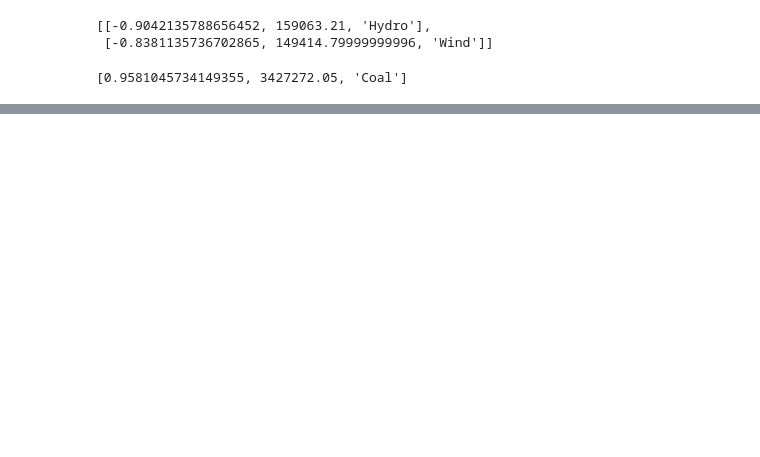
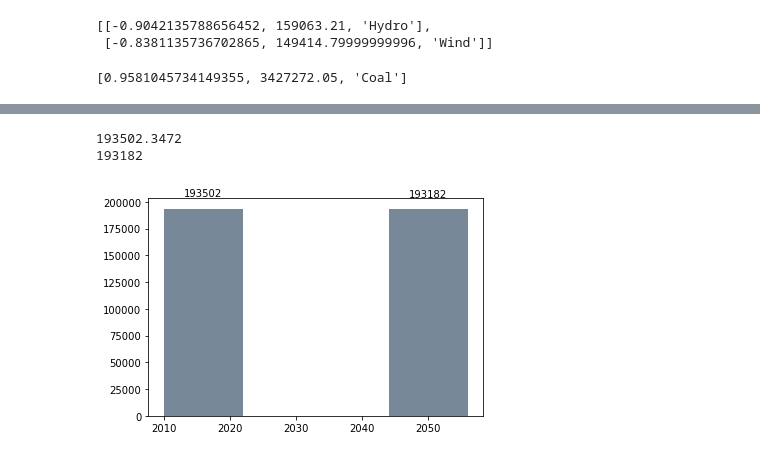
Before and after one commit to tydpan/EASE-Project, a Jupyter notebook: EASE/Core.ipynb, the cells around one changed output, grey strips where cells are left out. Cells and saved outputs as stored; diff of their text form; code cells hidden in the pictures; blank space fills up the shorter version.

```diff
--- a/EASE/Core.ipynb
+++ b/EASE/Core.ipynb
@@ -347,0 +369,32 @@ Emitted Co2 using Coal is: 186962.935376376 metric tons
+# %%
+def autolabel(rects):
+    """
+    Attach a text label above each bar displaying its values, or heights
+    """
+    for rect in rects:
+        height = rect.get_height()
+        plt.text(rect.get_x() + rect.get_width()/2., 1*height,
+                '%d' % int(height),
+                ha='center', va='bottom')
+    return
+# %%
+df = pd.DataFrame()
+capacity = 200000
+clean = 6818
+conventional_after_clean = capacity - clean
+conversion_to_co2 = 2133
+conversion_to_MT = 0.000453592
+df['Year'] = [2016, 2050]
+df['CO2_emission'] = [pure_conventional, conventional_after_clean]
+
+pure_conventional = capacity * conversion_to_co2 * conversion_to_MT
+conventional_clean = conventional_after_clean * conversion_to_co2 * conversion_to_MT
+print(pure_conventional)
+print(conventional_after_clean)
+fig, ax = (1, )
+co2_plot = ax.bar(df.Year, df.CO2_emission, width = 12, color = '#778899')
+autolabel(co2_plot)
+# %% [output]
+193502.3472
+193182
+[figure, added]
```
Also changed, not shown: parts of 5 cells of this notebook.
